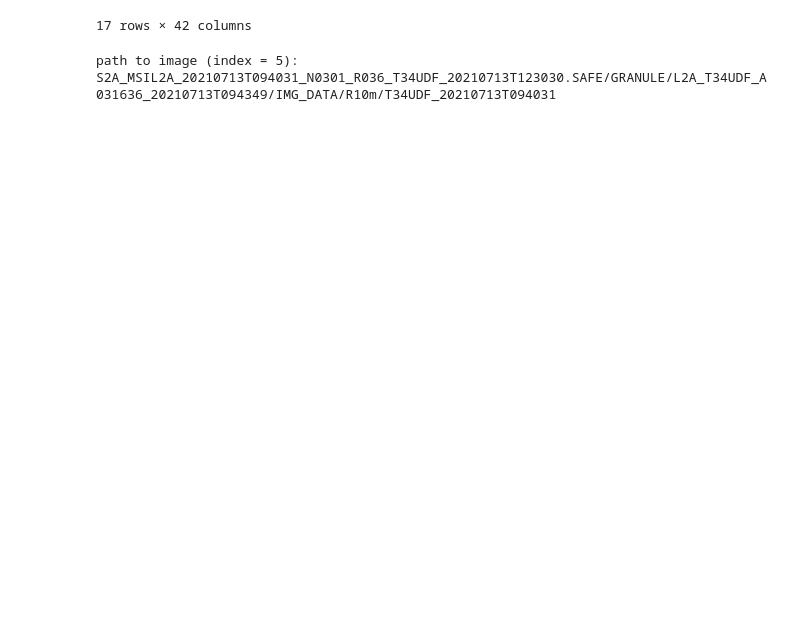
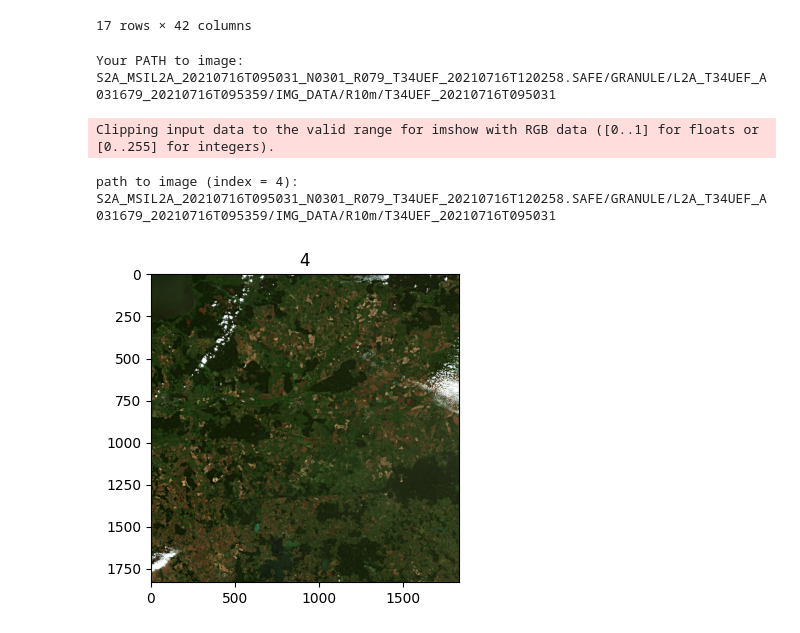
Before and after one commit to rafalgrm/senti-water, a Jupyter notebook: download.ipynb, the cells around one changed output. Drawn from its saved outputs; the diff is of its cells as text; code cells hidden in the pictures; blank space fills up the shorter version.

```diff
--- a/download.ipynb
+++ b/download.ipynb
@@ -3,13 +3,13 @@
 
 # low quality (to show possibilities):
 download_all = False
-show_all = False
+show_all = True
 
 # high quality (dowload specific):
 download_index = -1     # -1 -> no download
 
 # info
-path_to_image_by_index = 5
+path_to_image_by_index = 4
 # %%
 from sentinelsat import SentinelAPI, make_path_filter
 from datetime import date
@@ -69,8 +69,10 @@ import rasterio
 import matplotlib.pyplot as plt
 import numpy as np
 
+
 def get_path(path_idx, scale='10'):
-    path = products_df.to_dict('split')['data'][path_idx][0]
+    path = 'downloads/'
+    path += products_df.to_dict('split')['data'][path_idx][0]
     path += '.SAFE/GRANULE/L2A_'
     path += products_df.to_dict('split')['data'][path_idx][0].split('_')[5]
     path += '_'
@@ -88,7 +90,6 @@ def load_sentinel_image(img_folder, filename, bands, scale):
     image = {}
     for band in bands:
         file = img_folder + 'R' + scale + 'm/' + filename + '_' + band + '_' + scale + 'm.jp2'
-        # print(f'Opening file {file}')
         ds = rasterio.open(file)
         image.update({band: ds.read(1)})
 
@@ -115,28 +116,29 @@ def show_all_images():
 if (show_all):
     show_all_images()
 # %%
-def download_by_path(path):
-    path_filter = make_path_filter('*' + path[path.index("IMG_DATA") + 14:] + '*B??_??m.jp2', exclude = False)
-    api.download_all(products, nodefilter = path_filter)
-
 # download one image by id:
 def download_by_id(id):
-    download_by_path(get_path(id))
+    path_filter = make_path_filter('*B??_??m.jp2', exclude = False)
+    api.download(products_df.to_dict('split')['data'][id][41], directory_path='downloads', nodefilter = path_filter)
 
     print('Your PATH to image:')
     print(get_path(id))
 
     filepath = get_path(id, '60')
     img = load_sentinel_image(filepath[:filepath.index("IMG_DATA") + 9], filepath[filepath.index("IMG_DATA") + 14:], ['B02', 'B03', 'B04'], '60')
     display_rgb(img, 'B04', 'B03', 'B02', alpha = 5., figsize = (4, 4), title = str(id))
 
 if (download_index != -1):
     download_by_id(download_index)
 
 if (path_to_image_by_index != -1):
     print()
     print('path to image (index = ' + str(path_to_image_by_index) + '):')
     print(get_path(path_to_image_by_index))
 # %% [output]
-path to image (index = 5):
-S2A_MSIL2A_20210713T094031_N0301_R036_T34UDF_20210713T123030.SAFE/GRANULE/L2A_T34UDF_A031636_20210713T094349/IMG_DATA/R10m/T34UDF_20210713T094031
+Your PATH to image:
+S2A_MSIL2A_20210716T095031_N0301_R079_T34UEF_20210716T120258.SAFE/GRANULE/L2A_T34UEF_A031679_20210716T095359/IMG_DATA/R10m/T34UEF_20210716T095031
+Clipping input data to the valid range for imshow with RGB data ([0..1] for floats or [0..255] for integers).
+path to image (index = 4):
+S2A_MSIL2A_20210716T095031_N0301_R079_T34UEF_20210716T120258.SAFE/GRANULE/L2A_T34UEF_A031679_20210716T095359/IMG_DATA/R10m/T34UEF_20210716T095031
+[figure, added]
```
Also changed, not shown: parts of 1 cell of this notebook, 3 other files.
